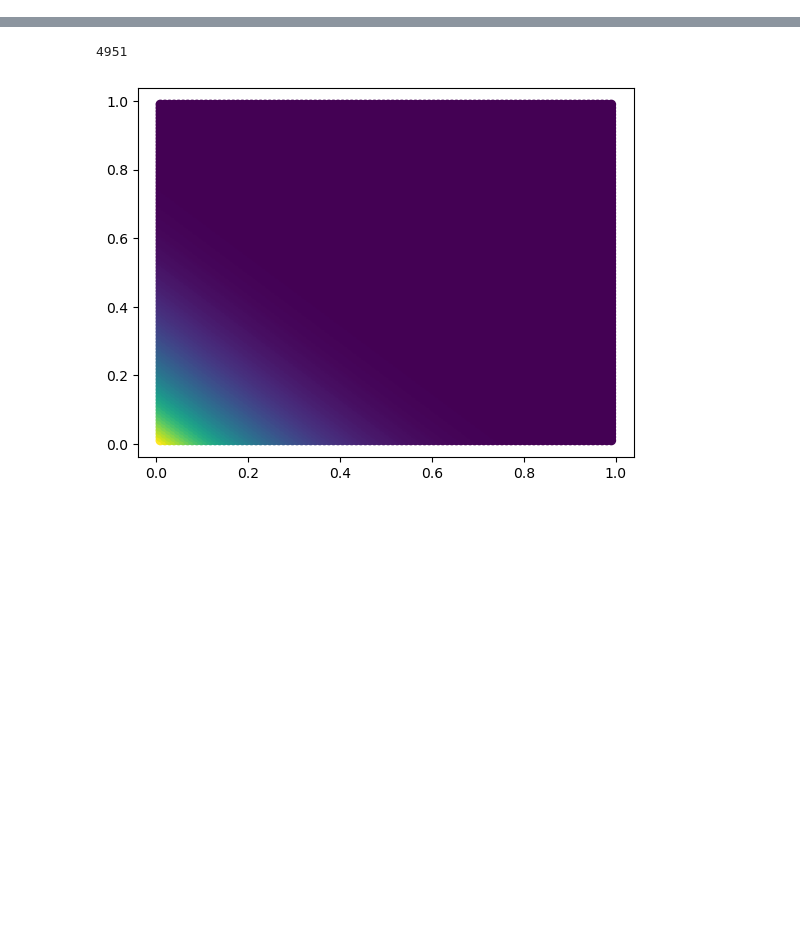
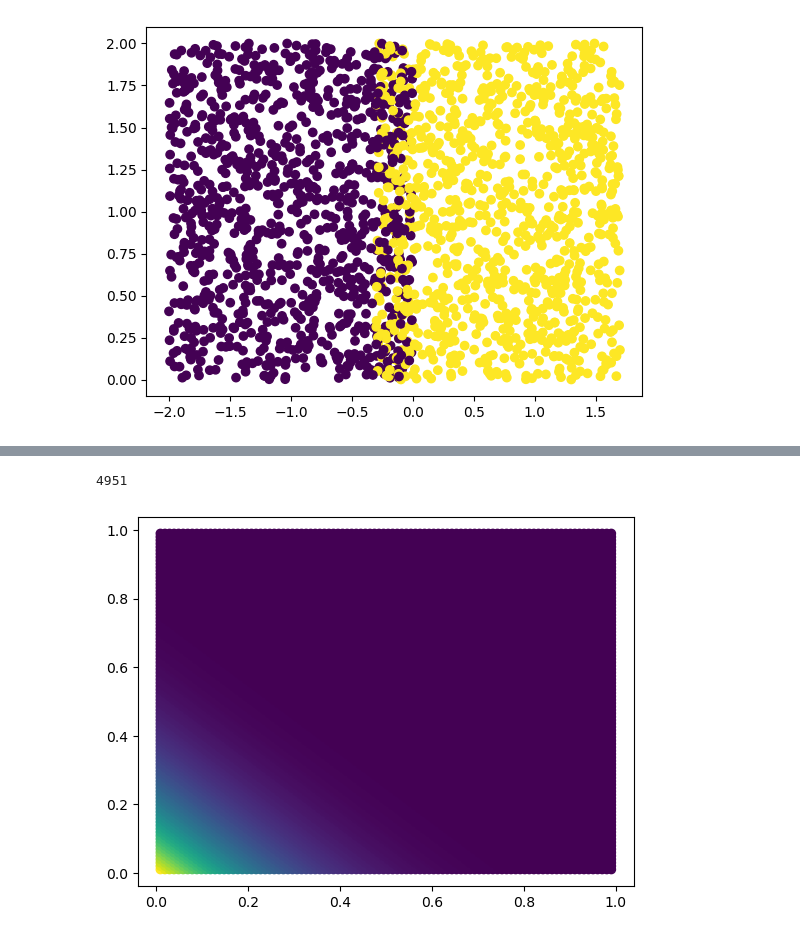
Before and after one commit to SvenNomm/XAI_tests, a Jupyter notebook: xai_data_1.ipynb, the cells around one changed output, grey strips where cells are left out. Saved outputs shown, nothing was run; the diff lists cells and outputs as text; code cells hidden in the pictures; blank space fills up the shorter version.

```diff
--- a/xai_data_1.ipynb
+++ b/xai_data_1.ipynb
@@ -44 +61,12 @@ plt.show()
+# %%
+class_2_2 = class_2_1
+class_2_2[:, 0] = class_2_2[:, 0] - 0.5
+data_set_uf_sm_l = np.vstack([class_1_1, class_2_2])
+np.random.shuffle(data_set_uf_sm_l)
+
+fig_1_1, ax_1_1 = plt.subplots()
+ax_1_1.scatter(data_set_uf_sm_l[:, 0], data_set_uf_sm_l[:, 1], c=data_set_uf_sm_l[:, 2].astype('float'))
+plt.show()
+# %% [output]
+[figure, added]
 # %%
```
Also changed, not shown: parts of 15 cells of this notebook.
